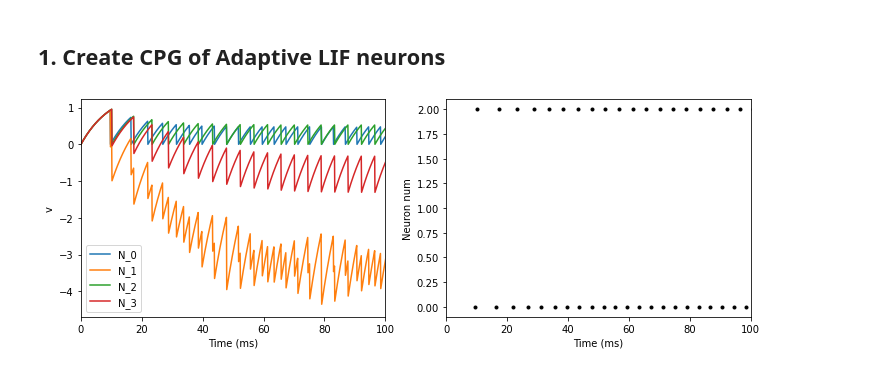
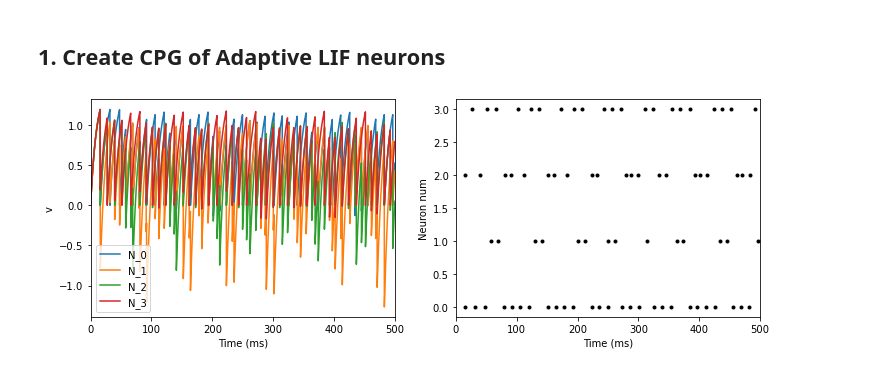
Before and after one commit to bazenkov/neuro-raai, a Jupyter notebook: Seminar 4. Locomotion control.ipynb, the cells around one changed output. Saved outputs shown, nothing was run; the diff lists cells and outputs as text; code cells hidden in the pictures.

```diff
--- a/Seminar 4. Locomotion control.ipynb
+++ b/Seminar 4. Locomotion control.ipynb
@@ -45,15 +45,15 @@ V_REST = 1.5
 TAU_V = 10 * b2.ms
 V_RESET = 0
 VT_0 = 1
-TAU_T = 20 * b2.ms
-THETA = 0.1
+TAU_T = 50 * b2.ms
+THETA = 0.3
 W_SYN = -1
 
 def alif_group(num_neurons, v_rest=V_REST,tau_v=TAU_V,
                v_reset=V_RESET, vt_0=VT_0,
                tau_t=TAU_T, theta=THETA):
     eqs = '''
-        dv/dt = (v_rest-v)/tau_v : 1
+        dv/dt = (v_rest-v)/tau_v: 1
         dvt/dt = (vt_0-vt)/tau_t : 1
         tau_v : second
         v_rest : 1
@@ -83,7 +83,7 @@ class CPG:
         self.N = 4
         self.neurons = alif_group(self.N)
         self.spike_mon = b2.SpikeMonitor(self.neurons)
-        self.v_mon = b2.StateMonitor(self.neurons, "v", record=True)
+        self.v_mon = b2.StateMonitor(self.neurons, ["v", "vt"], record=True)
         self.create_synapses()
         self.net = b2.Network(self.neurons, self.synapses, self.spike_mon, self.v_mon)
 
@@ -100,6 +100,10 @@ b2.start_scope()
 cpg = CPG()
 #PG = b2.PoissonGroup(1, 10*1/TAU_V)
 cpg.net.run(500 * b2.ms, namespace={'w_syn':W_SYN})
-plot_v_spikes(cpg.v_mon, cpg.spike_mon, [0,100])
-# %% [output]
-[figure, removed]
+# %%
+plot_v_spikes(cpg.v_mon, cpg.spike_mon, [0,500])
+#plt.plot(cpg.v_mon.t/b2.ms, cpg.v_mon.v[0], label='v')
+#plt.plot(cpg.v_mon.t/b2.ms, cpg.v_mon.vt[0], label='vt')
+#plt.legend()
+# %% [output]
+[figure, added]
```
